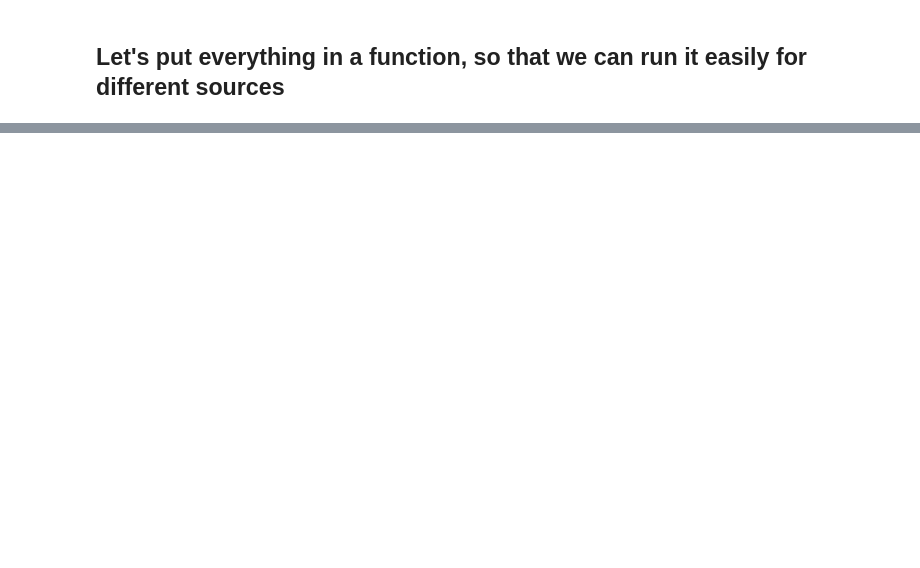
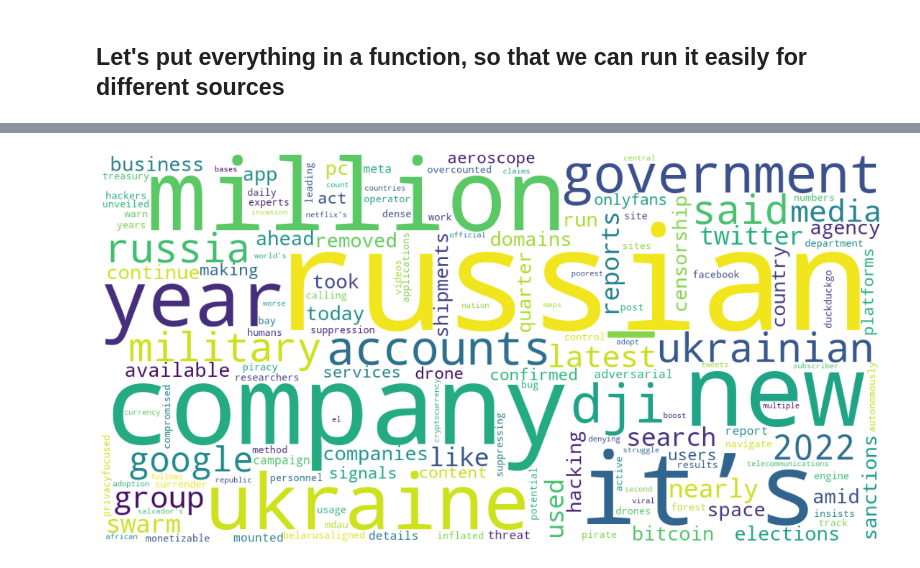
Before and after one commit to EMbeDS-education/SNS-IProML2022, a Jupyter notebook: jupyter/jupyterNotebooks/05WordCloudCovid.ipynb, the cells around one changed output, grey strips where cells are left out. Drawn from its saved outputs; the diff is of its cells as text; code cells hidden in the pictures; blank space fills up the shorter version.

```diff
--- a/jupyter/jupyterNotebooks/05WordCloudCovid.ipynb
+++ b/jupyter/jupyterNotebooks/05WordCloudCovid.ipynb
@@ -373,2 +438,4 @@ make_world_cloud('coronavirus','bbc-news',100)
 # %%
-make_world_cloud('coronavirus','the-verge',100)
+make_world_cloud('ukraine','the-verge',100)
+# %% [output]
+[figure, added]
```
Also changed, not shown: parts of 18 cells of this notebook.
